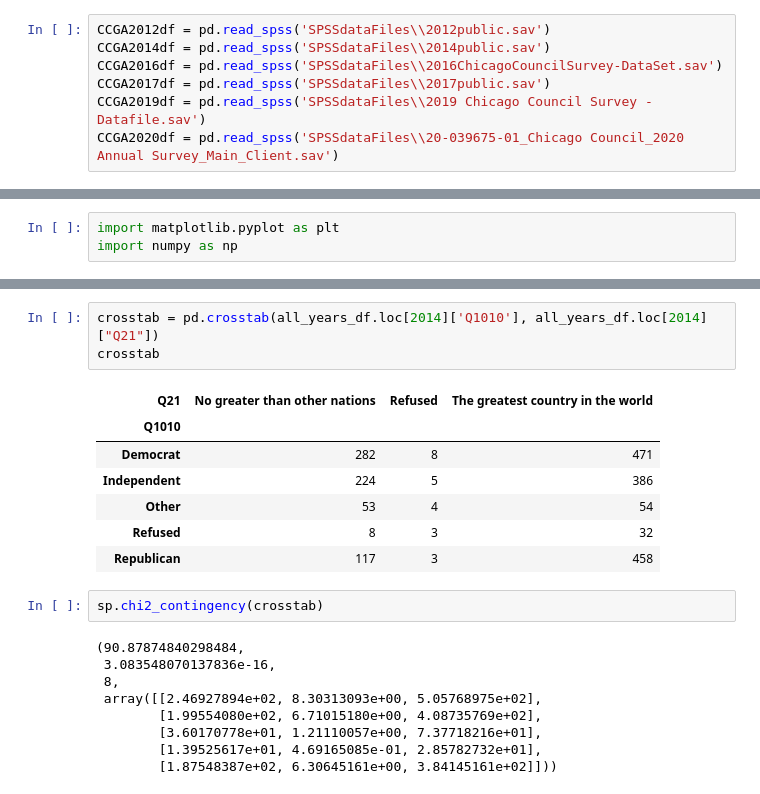
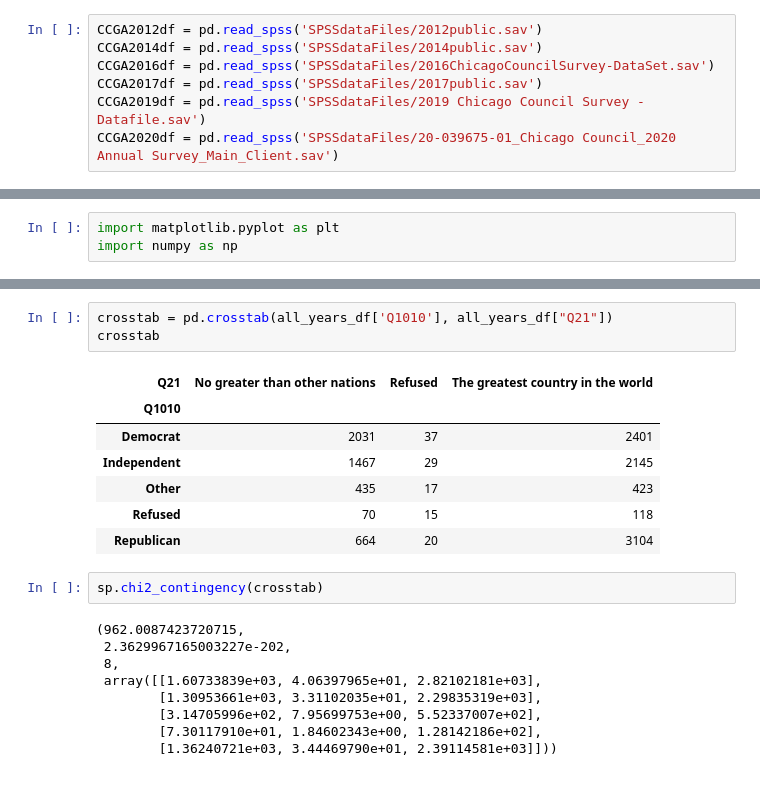
Before and after one commit to wesdevclimb/CodeLouPython2, a Jupyter notebook: Project/ProjectNotebook.ipynb, the cells around one changed output, grey strips where cells are left out. Cells and saved outputs as stored; diff of their text form.

```diff
--- a/Project/ProjectNotebook.ipynb
+++ b/Project/ProjectNotebook.ipynb
@@ -6,9 +6,9 @@ import scipy.stats as sp
 #said that the package was unavailable. I installed it using pip and had success. I'm not sure if using the two different
 #package managers will cause problems.
 # %%
-CCGA2012df = pd.read_spss('SPSSdataFiles\\2012public.sav')
-CCGA2014df = pd.read_spss('SPSSdataFiles\\2014public.sav')
-CCGA2016df = pd.read_spss('SPSSdataFiles\\2016ChicagoCouncilSurvey-DataSet.sav')
-CCGA2017df = pd.read_spss('SPSSdataFiles\\2017public.sav')
-CCGA2019df = pd.read_spss('SPSSdataFiles\\2019 Chicago Council Survey - Datafile.sav')
-CCGA2020df = pd.read_spss('SPSSdataFiles\\20-039675-01_Chicago Council_2020 Annual Survey_Main_Client.sav')
+CCGA2012df = pd.read_spss('SPSSdataFiles/2012public.sav')
+CCGA2014df = pd.read_spss('SPSSdataFiles/2014public.sav')
+CCGA2016df = pd.read_spss('SPSSdataFiles/2016ChicagoCouncilSurvey-DataSet.sav')
+CCGA2017df = pd.read_spss('SPSSdataFiles/2017public.sav')
+CCGA2019df = pd.read_spss('SPSSdataFiles/2019 Chicago Council Survey - Datafile.sav')
+CCGA2020df = pd.read_spss('SPSSdataFiles/20-039675-01_Chicago Council_2020 Annual Survey_Main_Client.sav')
@@ -329,22 +258,22 @@ Not displayed in the above figure are the values for "Refused" and "Other" as re
 # %%
-crosstab = pd.crosstab(all_years_df.loc[2014]['Q1010'], all_years_df.loc[2014]["Q21"])
+crosstab = pd.crosstab(all_years_df['Q1010'], all_years_df["Q21"])
 crosstab
 # %% [output]
 | Q21 | No greater than other nations | Refused | The greatest country in the world |
 | Q1010 |  |  |  |
-| Democrat | 282 | 8 | 471 |
-| Independent | 224 | 5 | 386 |
-| Other | 53 | 4 | 54 |
-| Refused | 8 | 3 | 32 |
-| Republican | 117 | 3 | 458 |
+| Democrat | 2031 | 37 | 2401 |
+| Independent | 1467 | 29 | 2145 |
+| Other | 435 | 17 | 423 |
+| Refused | 70 | 15 | 118 |
+| Republican | 664 | 20 | 3104 |
 # %%
 sp.chi2_contingency(crosstab)
 # %% [output]
-(90.87874840298484,
- 3.083548070137836e-16,
+(962.0087423720715,
+ 2.3629967165003227e-202,
  8,
- array([[2.46927894e+02, 8.30313093e+00, 5.05768975e+02],
-        [1.99554080e+02, 6.71015180e+00, 4.08735769e+02],
-        [3.60170778e+01, 1.21110057e+00, 7.37718216e+01],
-        [1.39525617e+01, 4.69165085e-01, 2.85782732e+01],
-        [1.87548387e+02, 6.30645161e+00, 3.84145161e+02]]))
+ array([[1.60733839e+03, 4.06397965e+01, 2.82102181e+03],
+        [1.30953661e+03, 3.31102035e+01, 2.29835319e+03],
+        [3.14705996e+02, 7.95699753e+00, 5.52337007e+02],
+        [7.30117910e+01, 1.84602343e+00, 1.28142186e+02],
+        [1.36240721e+03, 3.44469790e+01, 2.39114581e+03]]))
```
Also changed, not shown: parts of 23 cells of this notebook, 1 other file.
